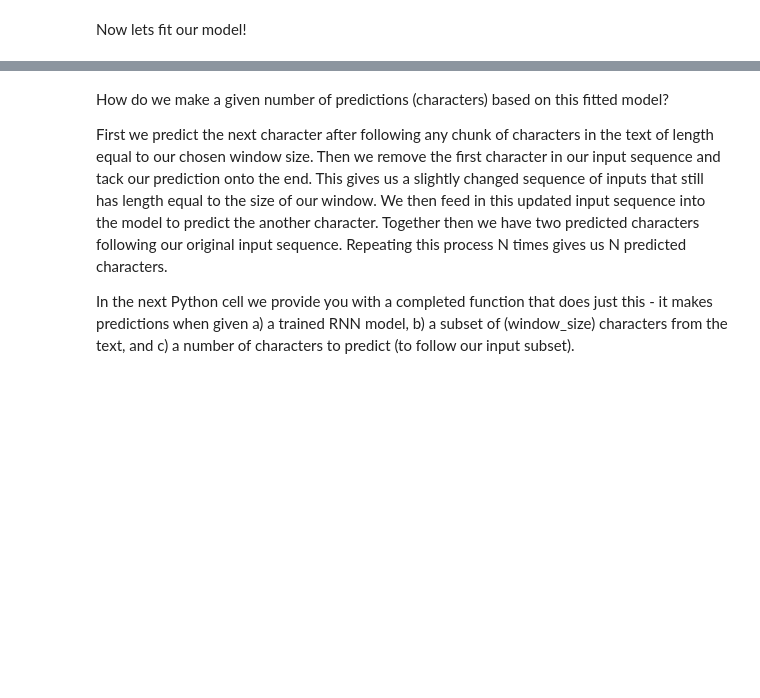
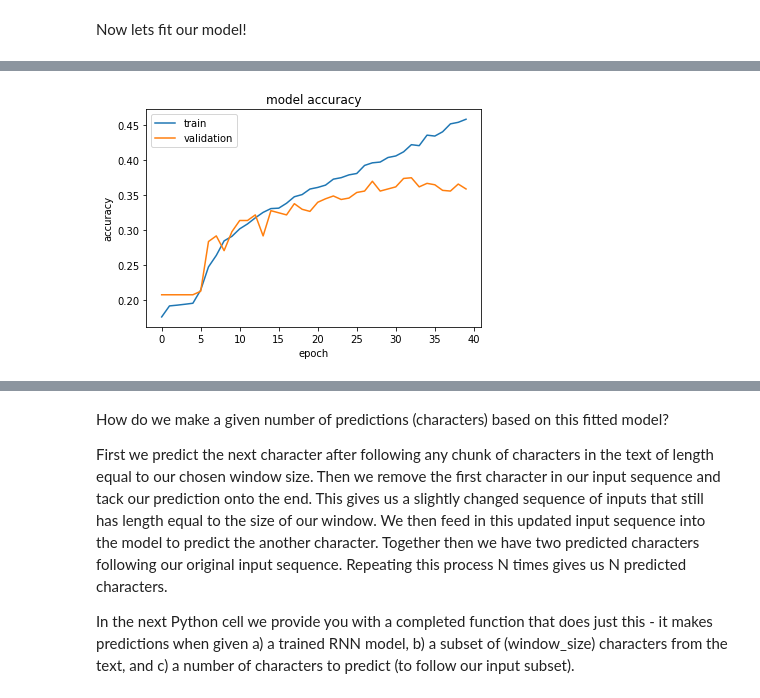
Before and after one commit to aac9095/Time-Series-Prediction-and-Text-Generation, a Jupyter notebook: RNN_project.ipynb, the cells around one changed output, grey strips where cells are left out. Saved outputs shown, nothing was run; the diff lists cells and outputs as text; code cells hidden in the pictures; blank space fills up the shorter version.

```diff
--- a/RNN_project.ipynb
+++ b/RNN_project.ipynb
@@ -625,7 +621,7 @@ y_valid_small = y[10000:11000,:]
 Now lets fit our model!
 # %%
 # train the model
-sher_model.fit(Xsmall, ysmall, batch_size=500, epochs=40,verbose = 1, validation_data=(X_valid_small, y_valid_small))
+hist = sher_model.fit(Xsmall, ysmall, batch_size=500, epochs=40,verbose = 1, validation_data=(X_valid_small, y_valid_small))
 
 # save weights
 sher_model.save_weights('model_weights/best_RNN_small_textdata_weights.hdf5')
@@ -649,0 +646,11 @@ Epoch 40/40
+# %%
+#  "Accuracy"
+plt.plot(hist.history['acc'])
+plt.plot(hist.history['val_acc'])
+plt.title('model accuracy')
+plt.ylabel('accuracy')
+plt.xlabel('epoch')
+plt.legend(['train', 'validation'], loc='upper left')
+plt.show()
+# %% [output]
+[figure, added]
```
Also changed, not shown: parts of 12 cells of this notebook, 3 other files.
